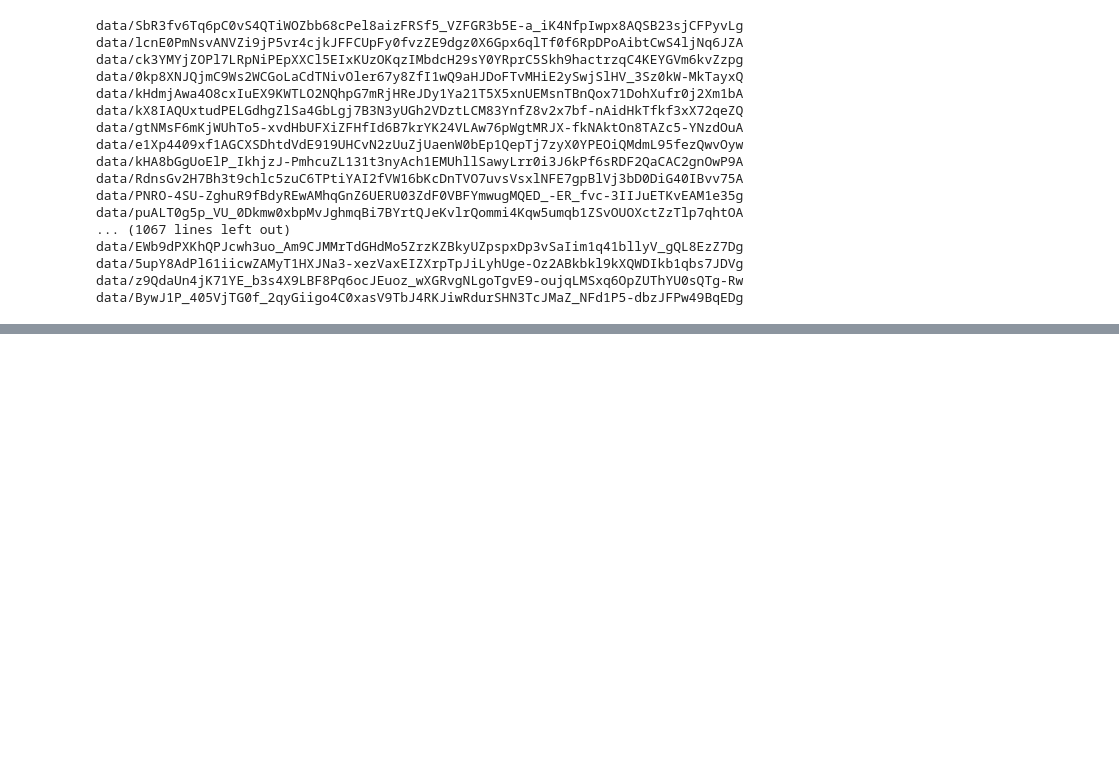
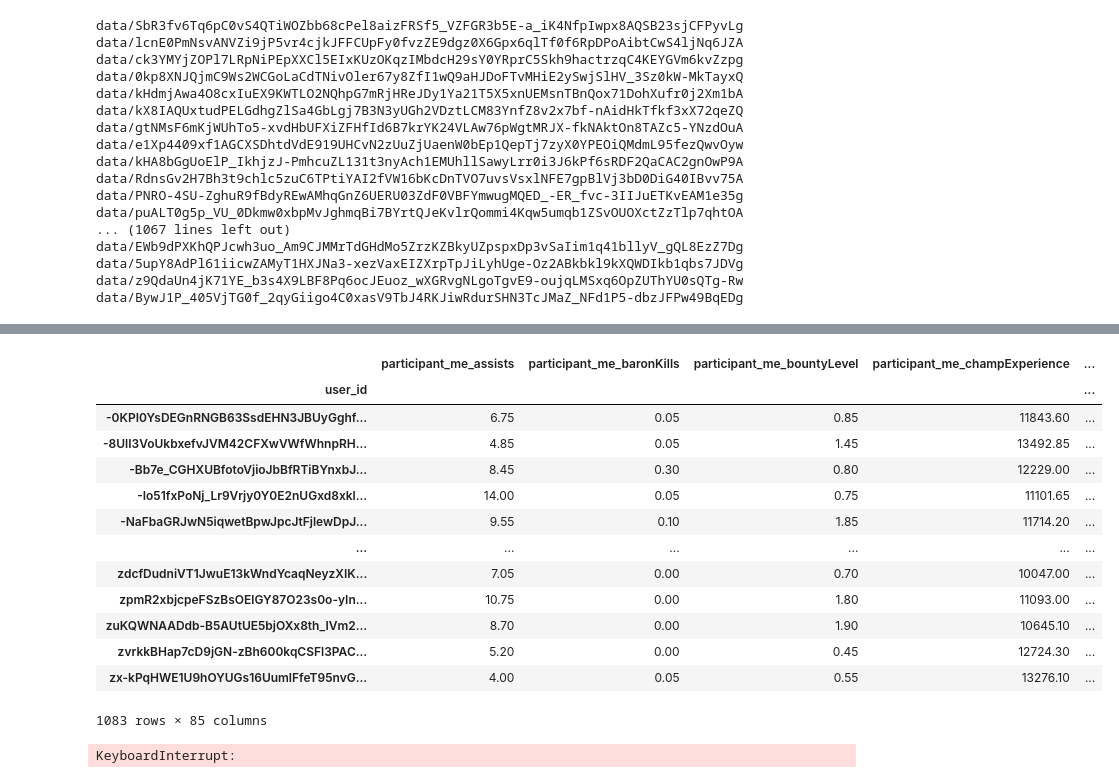
Before and after one commit to akarduna/445-project, a Jupyter notebook: clean_data.ipynb, the cells around one changed output, grey strips where cells are left out. Drawn from its saved outputs; the diff is of its cells as text; code cells hidden in the pictures; blank space fills up the shorter version.

```diff
--- a/clean_data.ipynb
+++ b/clean_data.ipynb
@@ -155,15 +191,39 @@ per_user_stats_df
+# %%
+per_user_stats_df.loc['zdcfDudniVT1JwuE13kWndYcaqNeyzXIKmV-HZ_Oti6CJJtPWKct6uxRtCT02Jbo_1kYbyVD5vo7xw', :]
+per_user_stats_df
+# %% [output]
+|  | participant_me_assists | participant_me_baronKills | participant_me_bountyLevel | participant_me_champExperience | ... |
+| user_id |  |  |  |  | ... |
+| -0KPI0YsDEGnRNGB63SsdEHN3JBUyGghf... | 6.75 | 0.05 | 0.85 | 11843.60 | ... |
+| -8UlI3VoUkbxefvJVM42CFXwVWfWhnpRH... | 4.85 | 0.05 | 1.45 | 13492.85 | ... |
+| -Bb7e_CGHXUBfotoVjioJbBfRTiBYnxbJ... | 8.45 | 0.30 | 0.80 | 12229.00 | ... |
+| -Io51fxPoNj_Lr9Vrjy0Y0E2nUGxd8xkl... | 14.00 | 0.05 | 0.75 | 11101.65 | ... |
+| -NaFbaGRJwN5iqwetBpwJpcJtFjlewDpJ... | 9.55 | 0.10 | 1.85 | 11714.20 | ... |
+| ... | ... | ... | ... | ... | ... |
+| zdcfDudniVT1JwuE13kWndYcaqNeyzXIK... | 7.05 | 0.00 | 0.70 | 10047.00 | ... |
+| zpmR2xbjcpeFSzBsOElGY87O23s0o-yIn... | 10.75 | 0.00 | 1.80 | 11093.00 | ... |
+| zuKQWNAADdb-B5AUtUE5bjOXx8th_IVm2... | 8.70 | 0.00 | 1.90 | 10645.10 | ... |
+| zvrkkBHap7cD9jGN-zBh600kqCSFl3PAC... | 5.20 | 0.00 | 0.45 | 12724.30 | ... |
+| zx-kPqHWE1U9hOYUGs16UumlFfeT95nvG... | 4.00 | 0.05 | 0.55 | 13276.10 | ... |
+1083 rows × 85 columns
 # %%
 new_games_df = pd.DataFrame()
-for game in all_users_df.iterrows():
+users_in_df = all_users_df['user_id'].unique()
+for index, game in all_users_df.iterrows():
     parts = game['participants']
     row = pd.Series()
     for i, p in enumerate(parts):
-        stats = per_user_stats_df[p]
+        if p in users_in_df:
+            stats = per_user_stats_df.loc[p, :]
+        else:
+            stats = per_user_stats_df.loc[users_in_df[0], :]
         new_cols = [col.replace('participant_me_', f'participant_{i}_') for col in per_user_stats_df.columns]
         avg_stats = stats.values
         cur_stats = pd.Series(data=avg_stats, index=new_cols)
         row = pd.concat([row, cur_stats], axis=1)
     new_games_df = pd.concat([new_games_df, row])
+# %% [output]
+KeyboardInterrupt:
 # %%
 new_games_df
 # %%
```
Also changed, not shown: parts of 3 cells of this notebook.
